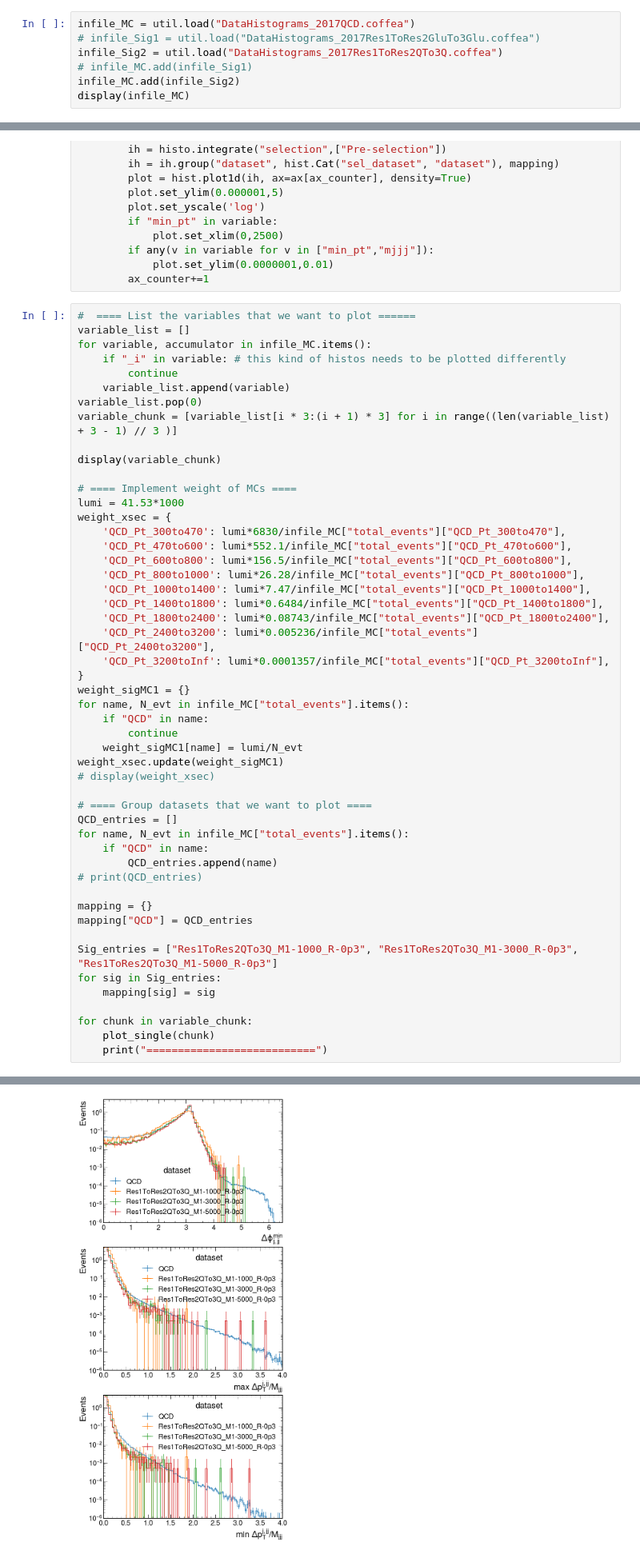
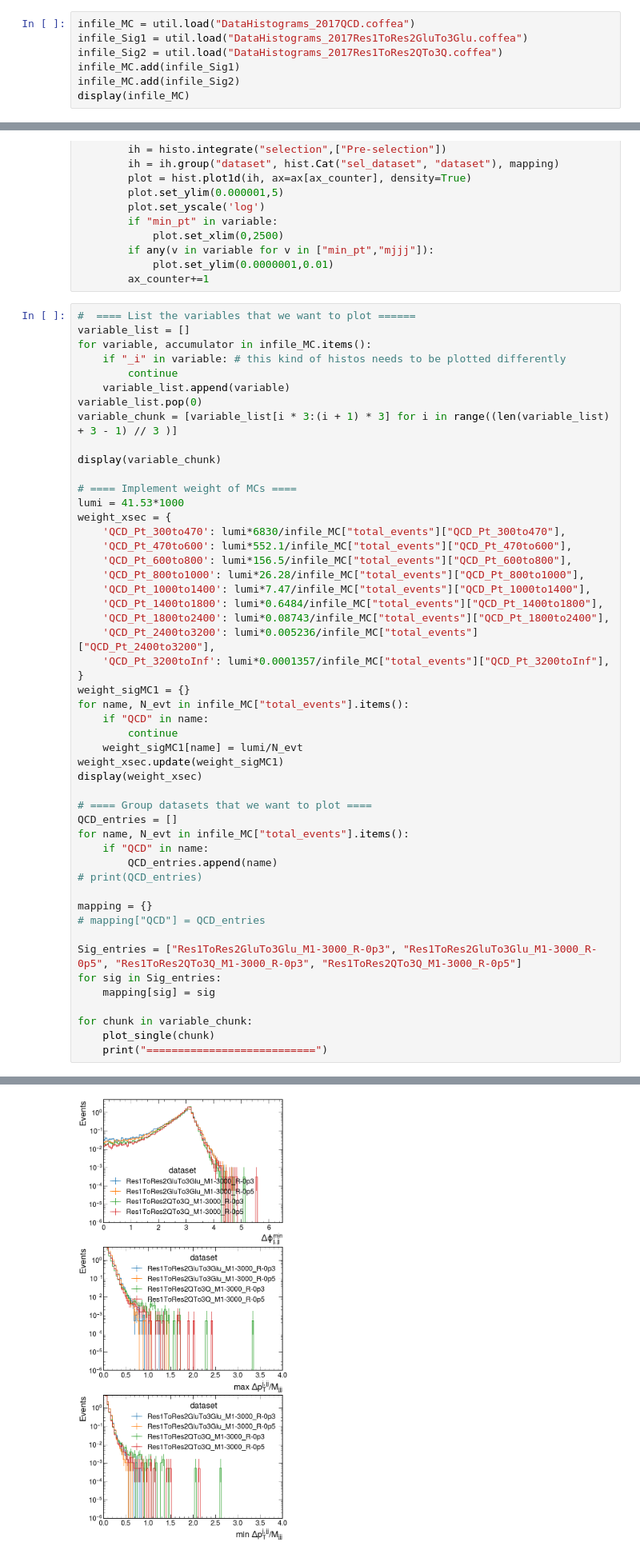
Before and after one commit to BrownCMS/toffea, a Jupyter notebook: toffea/Histograms/Histograms.ipynb, the cells around one changed output, grey strips where cells are left out. Shown at 80% size. Cells and saved outputs as stored; diff of their text form.

```diff
--- a/toffea/Histograms/Histograms.ipynb
+++ b/toffea/Histograms/Histograms.ipynb
@@ -5,9 +5,9 @@ import mplhep
 plt.style.use(mplhep.style.CMS)
 # %%
 infile_MC = util.load("DataHistograms_2017QCD.coffea")
-# infile_Sig1 = util.load("DataHistograms_2017Res1ToRes2GluTo3Glu.coffea")
+infile_Sig1 = util.load("DataHistograms_2017Res1ToRes2GluTo3Glu.coffea")
 infile_Sig2 = util.load("DataHistograms_2017Res1ToRes2QTo3Q.coffea")
-# infile_MC.add(infile_Sig1)
+infile_MC.add(infile_Sig1)
 infile_MC.add(infile_Sig2)
 display(infile_MC)
 # %% [output]
@@ -76,7 +76,7 @@ for name, N_evt in infile_MC["total_events"].items():
         continue
     weight_sigMC1[name] = lumi/N_evt
 weight_xsec.update(weight_sigMC1)
-# display(weight_xsec)
+display(weight_xsec)
 
 # ==== Group datasets that we want to plot ====
 QCD_entries = []
@@ -86,9 +86,9 @@ for name, N_evt in infile_MC["total_events"].items():
 # print(QCD_entries)
 
 mapping = {}
-mapping["QCD"] = QCD_entries
+# mapping["QCD"] = QCD_entries
 
-Sig_entries = ["Res1ToRes2QTo3Q_M1-1000_R-0p3", "Res1ToRes2QTo3Q_M1-3000_R-0p3", "Res1ToRes2QTo3Q_M1-5000_R-0p3"]
+Sig_entries = ["Res1ToRes2GluTo3Glu_M1-3000_R-0p3", "Res1ToRes2GluTo3Glu_M1-3000_R-0p5", "Res1ToRes2QTo3Q_M1-3000_R-0p3", "Res1ToRes2QTo3Q_M1-3000_R-0p5"]
 for sig in Sig_entries:
     mapping[sig] = sig
 
@@ -113,4 +130,4 @@ for chunk in variable_chunk:
-[figure, old version]
+[figure, new version]
 # %%
 def plot_ij(variable2plot, variable_list): # this can also plot _i variables
     fig, ax = plt.subplots(3, 1, figsize=(10,24))
```
Also changed, not shown: parts of 3 cells of this notebook, 5 other files.
